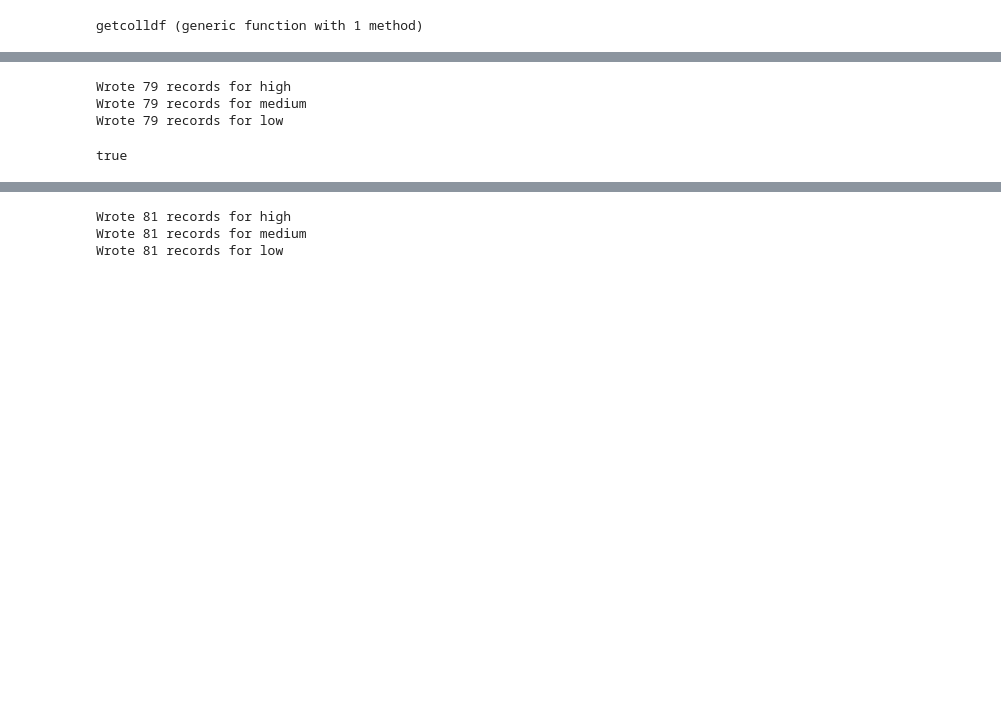
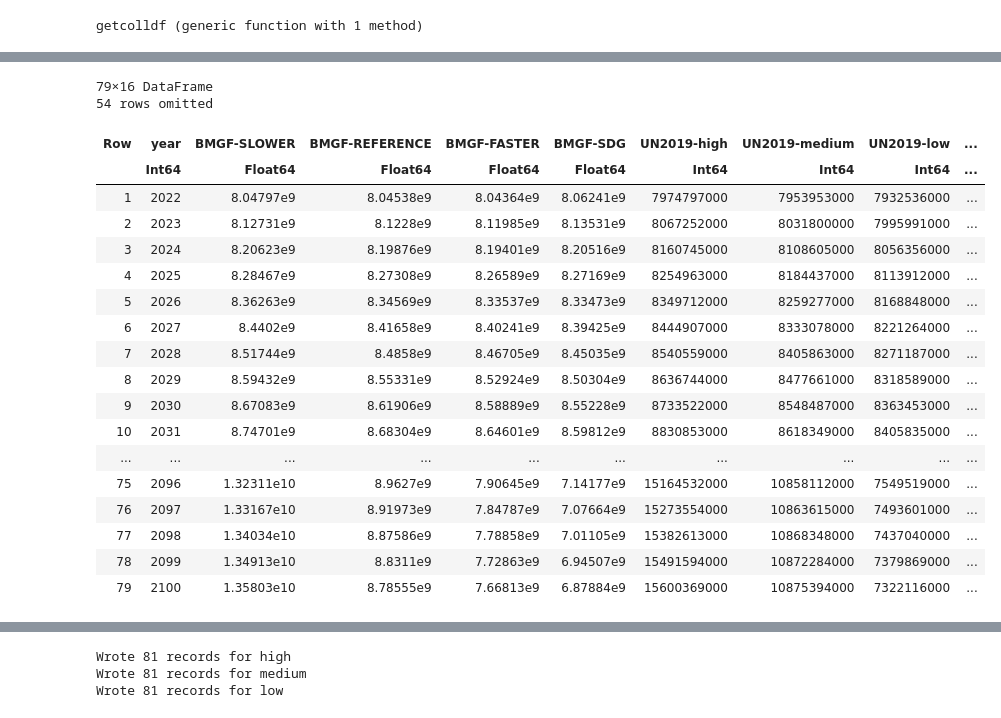
Before and after one commit to nearwalden/peakj, a Jupyter notebook: hacking.ipynb, the cells around one changed output, grey strips where cells are left out. Saved outputs shown, nothing was run; the diff lists cells and outputs as text; code cells hidden in the pictures; blank space fills up the shorter version.

```diff
--- a/hacking.ipynb
+++ b/hacking.ipynb
@@ -22,8 +38,24 @@ true
 # %%
-un2022global()
+m = mergeall(2022, 2100)
 # %% [output]
-Wrote 79 records for high
-Wrote 79 records for medium
-Wrote 79 records for low
+79×16 DataFrame
+54 rows omitted
-true
+| Row | year | BMGF-SLOWER | BMGF-REFERENCE | BMGF-FASTER | BMGF-SDG | UN2019-high | UN2019-medium | UN2019-low | ... |
+|  | Int64 | Float64 | Float64 | Float64 | Float64 | Int64 | Int64 | Int64 | ... |
+| 1 | 2022 | 8.04797e9 | 8.04538e9 | 8.04364e9 | 8.06241e9 | 7974797000 | 7953953000 | 7932536000 | ... |
+| 2 | 2023 | 8.12731e9 | 8.1228e9 | 8.11985e9 | 8.13531e9 | 8067252000 | 8031800000 | 7995991000 | ... |
+| 3 | 2024 | 8.20623e9 | 8.19876e9 | 8.19401e9 | 8.20516e9 | 8160745000 | 8108605000 | 8056356000 | ... |
+| 4 | 2025 | 8.28467e9 | 8.27308e9 | 8.26589e9 | 8.27169e9 | 8254963000 | 8184437000 | 8113912000 | ... |
+| 5 | 2026 | 8.36263e9 | 8.34569e9 | 8.33537e9 | 8.33473e9 | 8349712000 | 8259277000 | 8168848000 | ... |
+| 6 | 2027 | 8.4402e9 | 8.41658e9 | 8.40241e9 | 8.39425e9 | 8444907000 | 8333078000 | 8221264000 | ... |
+| 7 | 2028 | 8.51744e9 | 8.4858e9 | 8.46705e9 | 8.45035e9 | 8540559000 | 8405863000 | 8271187000 | ... |
+| 8 | 2029 | 8.59432e9 | 8.55331e9 | 8.52924e9 | 8.50304e9 | 8636744000 | 8477661000 | 8318589000 | ... |
+| 9 | 2030 | 8.67083e9 | 8.61906e9 | 8.58889e9 | 8.55228e9 | 8733522000 | 8548487000 | 8363453000 | ... |
+| 10 | 2031 | 8.74701e9 | 8.68304e9 | 8.64601e9 | 8.59812e9 | 8830853000 | 8618349000 | 8405835000 | ... |
+| ... | ... | ... | ... | ... | ... | ... | ... | ... | ... |
+| 75 | 2096 | 1.32311e10 | 8.9627e9 | 7.90645e9 | 7.14177e9 | 15164532000 | 10858112000 | 7549519000 | ... |
+| 76 | 2097 | 1.33167e10 | 8.91973e9 | 7.84787e9 | 7.07664e9 | 15273554000 | 10863615000 | 7493601000 | ... |
+| 77 | 2098 | 1.34034e10 | 8.87586e9 | 7.78858e9 | 7.01105e9 | 15382613000 | 10868348000 | 7437040000 | ... |
+| 78 | 2099 | 1.34913e10 | 8.8311e9 | 7.72863e9 | 6.94507e9 | 15491594000 | 10872284000 | 7379869000 | ... |
+| 79 | 2100 | 1.35803e10 | 8.78555e9 | 7.66813e9 | 6.87884e9 | 15600369000 | 10875394000 | 7322116000 | ... |
 # %%
```
Also changed, not shown: parts of 6 cells of this notebook, 4 other files.
